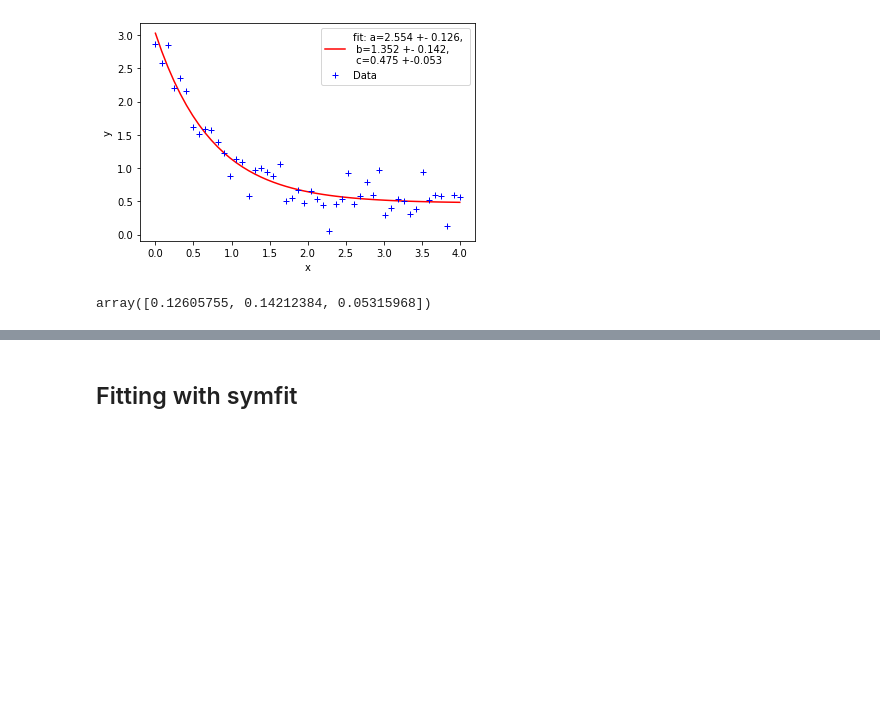
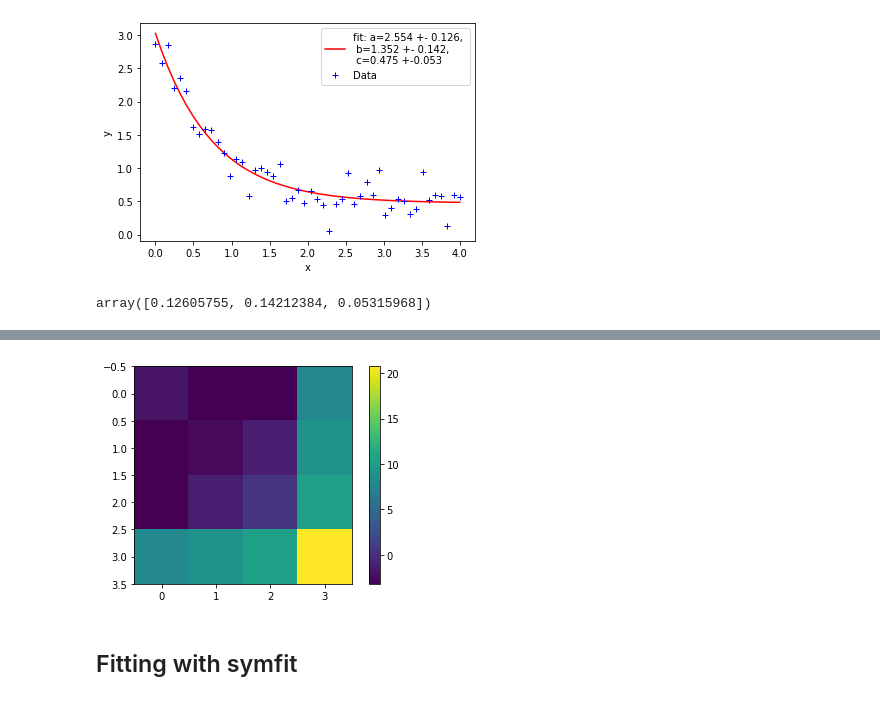
Before and after one commit to marco-finger/DSF-FS22-MarcoFinger, a Jupyter notebook: 12_Fitting.ipynb, the cells around one changed output, grey strips where cells are left out. Cells and saved outputs as stored; diff of their text form; code cells hidden in the pictures; blank space fills up the shorter version.

```diff
--- a/12_Fitting.ipynb
+++ b/12_Fitting.ipynb
@@ -113,0 +167,5 @@ array([0.12605755, 0.14212384, 0.05315968])
+# %%
+def fit_f(x, a, b, c, d):
+    return a*(x-b)**2 + c + d*0.0001*np.cos(x)
+# %%
+popt, pcov = curve_fit(fit_f, x_data, y_data, p0=[1,2,-16,1])
@@ -114,3 +183,9 @@ array([0.12605755, 0.14212384, 0.05315968])
+# %%
+plt.imshow(np.log(np.abs(pcov)))
+plt.colorbar()
+plt.show()
+# %% [output]
+[figure, added]
 # %% [markdown]
 ## Fitting with symfit
 # %% [markdown]
```
Also changed, not shown: parts of 15 cells of this notebook.
